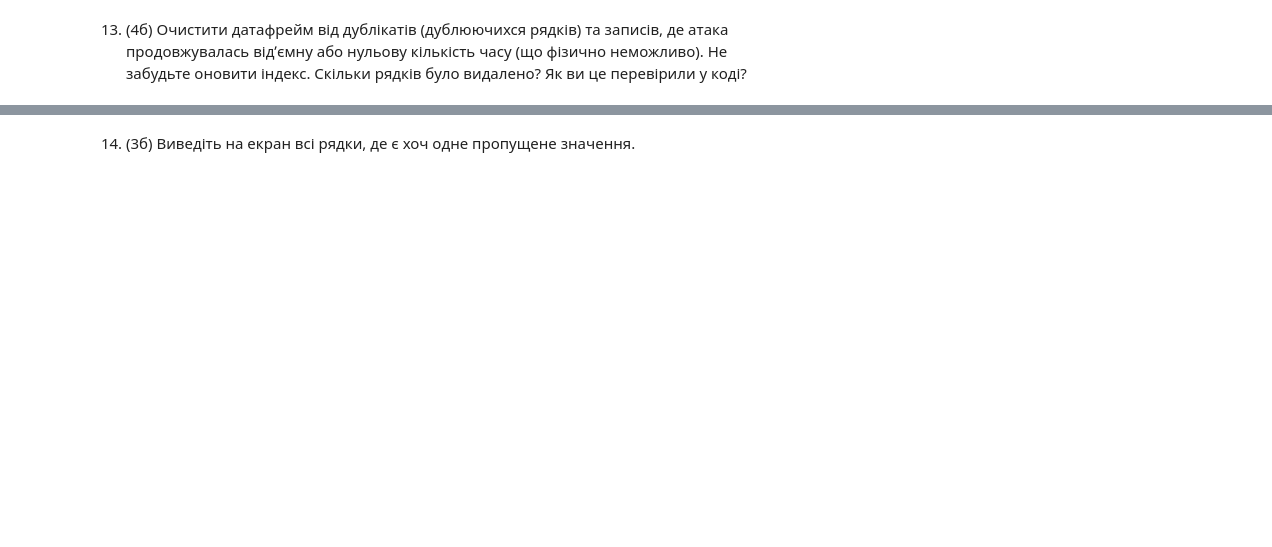
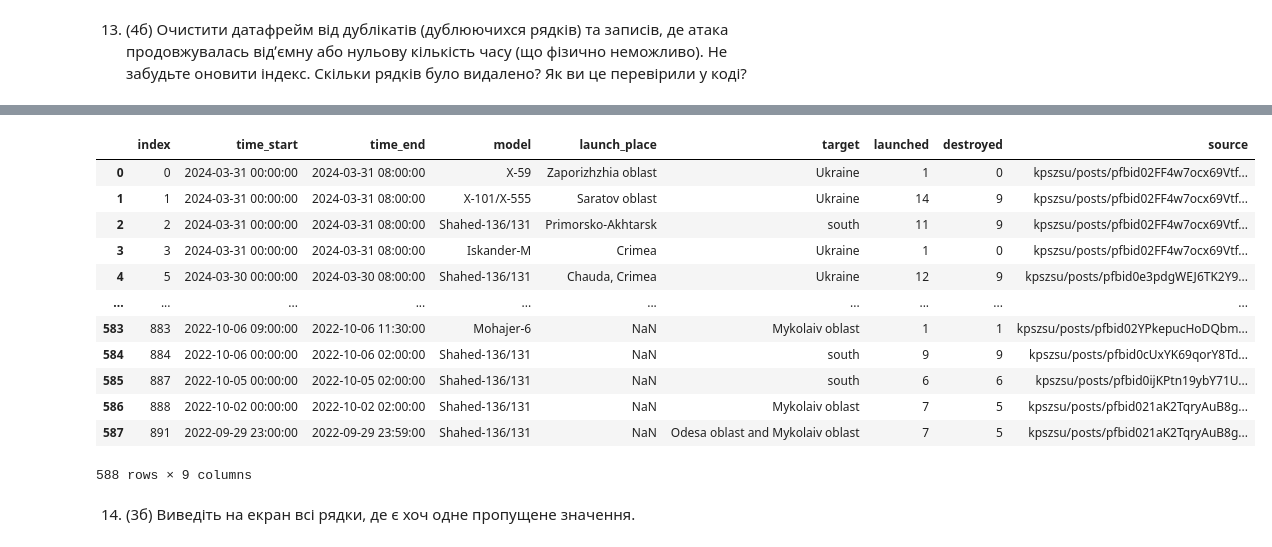
Before and after one commit to IvarY/hello-world, a Jupyter notebook: python_practice_9.ipynb, the cells around one changed output, grey strips where cells are left out. Cells and saved outputs as stored; diff of their text form; code cells hidden in the pictures; blank space fills up the shorter version.

```diff
--- a/python_practice_9.ipynb
+++ b/python_practice_9.ipynb
@@ -194,0 +235,4 @@ df['launched'].
+# %%
+# df_drop2 = df_drop1.drop(df_drop1.duplicated(), axis=1)
+df_drop2 = df_drop1.drop_duplicates()
+df_drop2.info()
@@ -195,2 +323,19 @@ df['launched'].
+# %%
+df_drop3 = df_drop3.reset_index()
+df_drop3
+# %% [output]
+|  | index | time_start | time_end | model | launch_place | target | launched | destroyed | source |
+| 0 | 0 | 2024-03-31 00:00:00 | 2024-03-31 08:00:00 | X-59 | Zaporizhzhia oblast | Ukraine | 1 | 0 | kpszsu/posts/pfbid02FF4w7ocx69Vtf... |
+| 1 | 1 | 2024-03-31 00:00:00 | 2024-03-31 08:00:00 | X-101/X-555 | Saratov oblast | Ukraine | 14 | 9 | kpszsu/posts/pfbid02FF4w7ocx69Vtf... |
+| 2 | 2 | 2024-03-31 00:00:00 | 2024-03-31 08:00:00 | Shahed-136/131 | Primorsko-Akhtarsk | south | 11 | 9 | kpszsu/posts/pfbid02FF4w7ocx69Vtf... |
+| 3 | 3 | 2024-03-31 00:00:00 | 2024-03-31 08:00:00 | Iskander-M | Crimea | Ukraine | 1 | 0 | kpszsu/posts/pfbid02FF4w7ocx69Vtf... |
+| 4 | 5 | 2024-03-30 00:00:00 | 2024-03-30 08:00:00 | Shahed-136/131 | Chauda, Crimea | Ukraine | 12 | 9 | kpszsu/posts/pfbid0e3pdgWEJ6TK2Y9... |
+| ... | ... | ... | ... | ... | ... | ... | ... | ... | ... |
+| 583 | 883 | 2022-10-06 09:00:00 | 2022-10-06 11:30:00 | Mohajer-6 | NaN | Mykolaiv oblast | 1 | 1 | kpszsu/posts/pfbid02YPkepucHoDQbm... |
+| 584 | 884 | 2022-10-06 00:00:00 | 2022-10-06 02:00:00 | Shahed-136/131 | NaN | south | 9 | 9 | kpszsu/posts/pfbid0cUxYK69qorY8Td... |
+| 585 | 887 | 2022-10-05 00:00:00 | 2022-10-05 02:00:00 | Shahed-136/131 | NaN | south | 6 | 6 | kpszsu/posts/pfbid0ijKPtn19ybY71U... |
+| 586 | 888 | 2022-10-02 00:00:00 | 2022-10-02 02:00:00 | Shahed-136/131 | NaN | Mykolaiv oblast | 7 | 5 | kpszsu/posts/pfbid021aK2TqryAuB8g... |
+| 587 | 891 | 2022-09-29 23:00:00 | 2022-09-29 23:59:00 | Shahed-136/131 | NaN | Odesa oblast and Mykolaiv oblast | 7 | 5 | kpszsu/posts/pfbid021aK2TqryAuB8g... |
+588 rows × 9 columns
 # %% [markdown]
 14. (3б) Виведіть на екран всі рядки, де є хоч одне пропущене значення.
```
Also changed, not shown: parts of 30 cells of this notebook.
